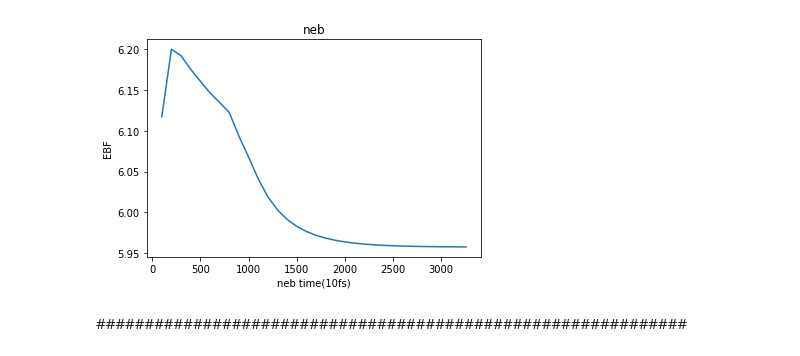
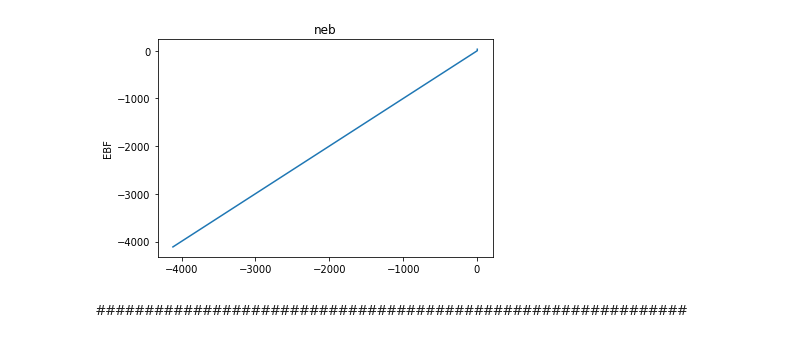
Before and after one commit to YuanshuoZhangDE/Python, a Jupyter notebook: Jupyter/Lammps Data Analysis/NEB/Untitled.ipynb, the cells around one changed output. Drawn from its saved outputs; the diff is of its cells as text; code cells hidden in the pictures.

```diff
--- a/Jupyter/Lammps Data Analysis/NEB/Untitled.ipynb
+++ b/Jupyter/Lammps Data Analysis/NEB/Untitled.ipynb
@@ -47,19 +54,19 @@ contents.head()
 # %%
-Step = contents['Step']
+Step = contents['RDT']
 
 EBF = contents['EBF']
 # %%
 # Temp
 plt.figure()
 
-plt.xlabel("neb time(10fs)")
+# plt.xlabel("neb time(10fs)")
 plt.ylabel("EBF")
 plt.plot(Step, EBF)
 plt.title('neb')
 
 plt.show()
 # %% [output]
-[figure, old version]
+[figure, new version]
 # %% [markdown]
 #############################################################
 # %%
```
Also changed, not shown: parts of 5 cells of this notebook, 9 other files.
